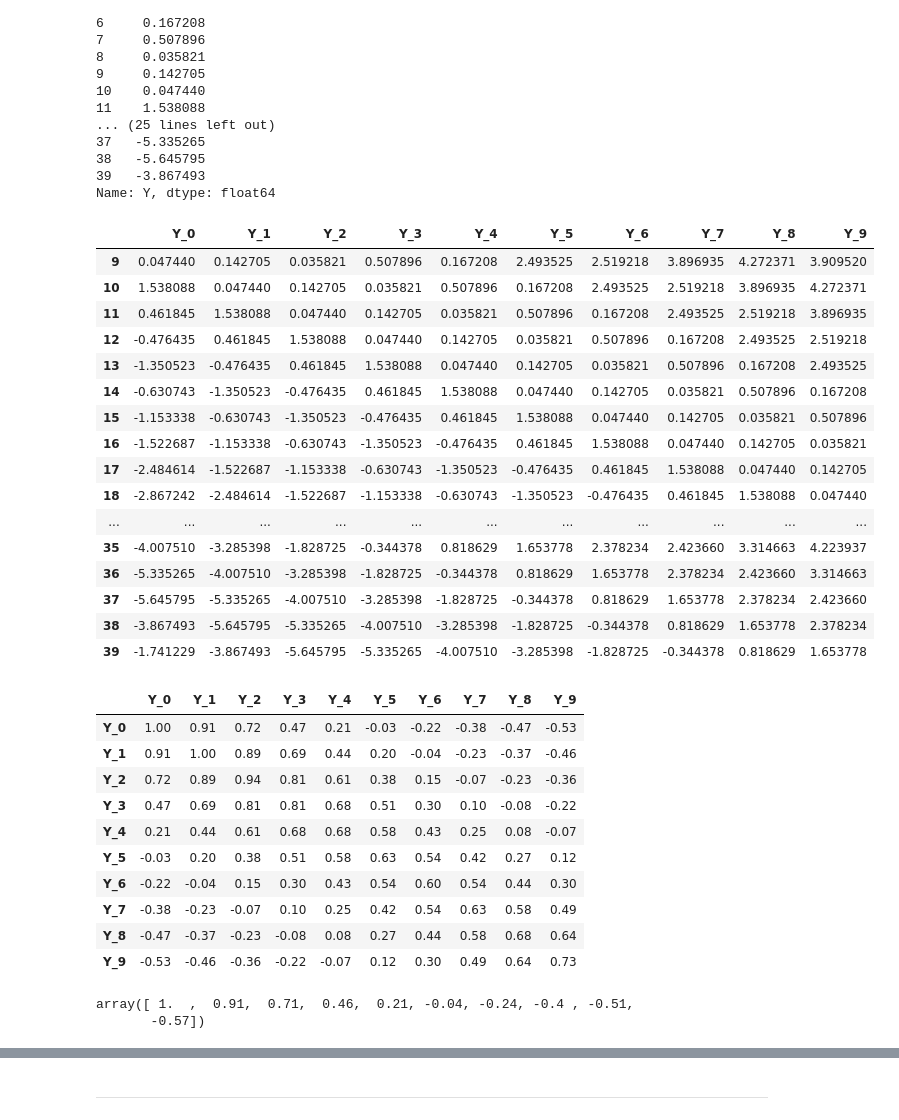
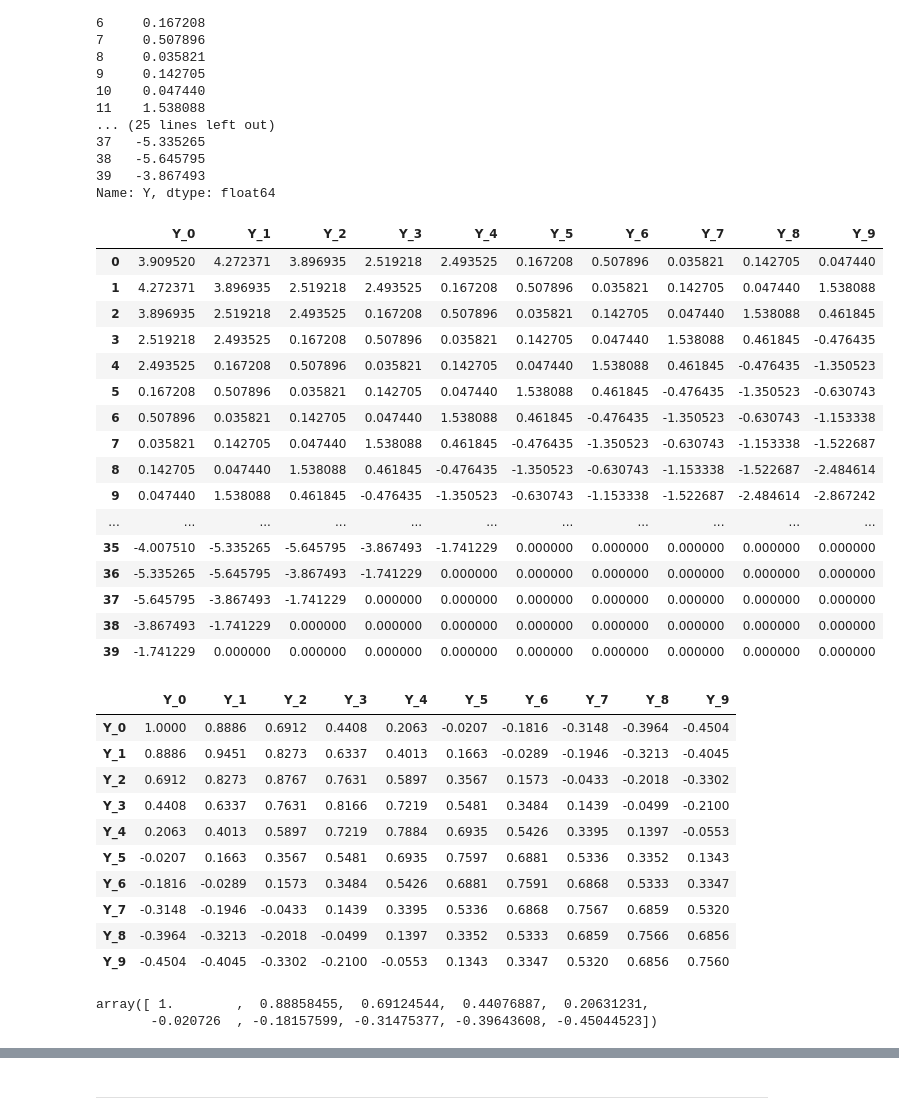
Before and after one commit to adevrent/WQU_DP, a Jupyter notebook: MITx_IDS.S24x/L10.ipynb, the cells around one changed output, grey strips where cells are left out. Saved outputs shown, nothing was run; the diff lists cells and outputs as text; code cells hidden in the pictures.

```diff
--- a/MITx_IDS.S24x/L10.ipynb
+++ b/MITx_IDS.S24x/L10.ipynb
@@ -31,6 +31,3 @@ s = [1.62434536,  1.98719617,  1.61176108,  0.23404356,  0.20835024, -2.1179662,
  -7.62043943, -7.93096921, -6.15266733, -4.02640327]
 s = pd.Series(s, name="Y")
 s_dt = s - s.mean()
-# %%
-s = s
-s
@@ -83,48 +67,50 @@ s_dt.shift(1, fill_value=0)
 39   -3.867493
 Name: Y, dtype: float64
 # %%
-df = pd.DataFrame([s_dt.shift(i) for i in range(10)]).T.dropna(axis=0)
+df = pd.DataFrame([s_dt.shift(-i) for i in range(10)]).T.fillna(0)
 df.columns = [f"Y_{i}" for i in range(10)]
 df
 # %% [output]
 |  | Y_0 | Y_1 | Y_2 | Y_3 | Y_4 | Y_5 | Y_6 | Y_7 | Y_8 | Y_9 |
-| 9 | 0.047440 | 0.142705 | 0.035821 | 0.507896 | 0.167208 | 2.493525 | 2.519218 | 3.896935 | 4.272371 | 3.909520 |
-| 10 | 1.538088 | 0.047440 | 0.142705 | 0.035821 | 0.507896 | 0.167208 | 2.493525 | 2.519218 | 3.896935 | 4.272371 |
-| 11 | 0.461845 | 1.538088 | 0.047440 | 0.142705 | 0.035821 | 0.507896 | 0.167208 | 2.493525 | 2.519218 | 3.896935 |
-| 12 | -0.476435 | 0.461845 | 1.538088 | 0.047440 | 0.142705 | 0.035821 | 0.507896 | 0.167208 | 2.493525 | 2.519218 |
-| 13 | -1.350523 | -0.476435 | 0.461845 | 1.538088 | 0.047440 | 0.142705 | 0.035821 | 0.507896 | 0.167208 | 2.493525 |
-| 14 | -0.630743 | -1.350523 | -0.476435 | 0.461845 | 1.538088 | 0.047440 | 0.142705 | 0.035821 | 0.507896 | 0.167208 |
-| 15 | -1.153338 | -0.630743 | -1.350523 | -0.476435 | 0.461845 | 1.538088 | 0.047440 | 0.142705 | 0.035821 | 0.507896 |
-| 16 | -1.522687 | -1.153338 | -0.630743 | -1.350523 | -0.476435 | 0.461845 | 1.538088 | 0.047440 | 0.142705 | 0.035821 |
-| 17 | -2.484614 | -1.522687 | -1.153338 | -0.630743 | -1.350523 | -0.476435 | 0.461845 | 1.538088 | 0.047440 | 0.142705 |
-| 18 | -2.867242 | -2.484614 | -1.522687 | -1.153338 | -0.630743 | -1.350523 | -0.476435 | 0.461845 | 1.538088 | 0.047440 |
+| 0 | 3.909520 | 4.272371 | 3.896935 | 2.519218 | 2.493525 | 0.167208 | 0.507896 | 0.035821 | 0.142705 | 0.047440 |
+| 1 | 4.272371 | 3.896935 | 2.519218 | 2.493525 | 0.167208 | 0.507896 | 0.035821 | 0.142705 | 0.047440 | 1.538088 |
+| 2 | 3.896935 | 2.519218 | 2.493525 | 0.167208 | 0.507896 | 0.035821 | 0.142705 | 0.047440 | 1.538088 | 0.461845 |
+| 3 | 2.519218 | 2.493525 | 0.167208 | 0.507896 | 0.035821 | 0.142705 | 0.047440 | 1.538088 | 0.461845 | -0.476435 |
+| 4 | 2.493525 | 0.167208 | 0.507896 | 0.035821 | 0.142705 | 0.047440 | 1.538088 | 0.461845 | -0.476435 | -1.350523 |
+| 5 | 0.167208 | 0.507896 | 0.035821 | 0.142705 | 0.047440 | 1.538088 | 0.461845 | -0.476435 | -1.350523 | -0.630743 |
+| 6 | 0.507896 | 0.035821 | 0.142705 | 0.047440 | 1.538088 | 0.461845 | -0.476435 | -1.350523 | -0.630743 | -1.153338 |
+| 7 | 0.035821 | 0.142705 | 0.047440 | 1.538088 | 0.461845 | -0.476435 | -1.350523 | -0.630743 | -1.153338 | -1.522687 |
+| 8 | 0.142705 | 0.047440 | 1.538088 | 0.461845 | -0.476435 | -1.350523 | -0.630743 | -1.153338 | -1.522687 | -2.484614 |
+| 9 | 0.047440 | 1.538088 | 0.461845 | -0.476435 | -1.350523 | -0.630743 | -1.153338 | -1.522687 | -2.484614 | -2.867242 |
 | ... | ... | ... | ... | ... | ... | ... | ... | ... | ... | ... |
-| 35 | -4.007510 | -3.285398 | -1.828725 | -0.344378 | 0.818629 | 1.653778 | 2.378234 | 2.423660 | 3.314663 | 4.223937 |
-| 36 | -5.335265 | -4.007510 | -3.285398 | -1.828725 | -0.344378 | 0.818629 | 1.653778 | 2.378234 | 2.423660 | 3.314663 |
-| 37 | -5.645795 | -5.335265 | -4.007510 | -3.285398 | -1.828725 | -0.344378 | 0.818629 | 1.653778 | 2.378234 | 2.423660 |
-| 38 | -3.867493 | -5.645795 | -5.335265 | -4.007510 | -3.285398 | -1.828725 | -0.344378 | 0.818629 | 1.653778 | 2.378234 |
-| 39 | -1.741229 | -3.867493 | -5.645795 | -5.335265 | -4.007510 | -3.285398 | -1.828725 | -0.344378 | 0.818629 | 1.653778 |
+| 35 | -4.007510 | -5.335265 | -5.645795 | -3.867493 | -1.741229 | 0.000000 | 0.000000 | 0.000000 | 0.000000 | 0.000000 |
+| 36 | -5.335265 | -5.645795 | -3.867493 | -1.741229 | 0.000000 | 0.000000 | 0.000000 | 0.000000 | 0.000000 | 0.000000 |
+| 37 | -5.645795 | -3.867493 | -1.741229 | 0.000000 | 0.000000 | 0.000000 | 0.000000 | 0.000000 | 0.000000 | 0.000000 |
+| 38 | -3.867493 | -1.741229 | 0.000000 | 0.000000 | 0.000000 | 0.000000 | 0.000000 | 0.000000 | 0.000000 | 0.000000 |
+| 39 | -1.741229 | 0.000000 | 0.000000 | 0.000000 | 0.000000 | 0.000000 | 0.000000 | 0.000000 | 0.000000 | 0.000000 |
 # %%
-cov_df = np.round(df.cov() / df.cov().iloc[0, 0], 2)
+cov_df = np.round(df.cov() / df.cov().iloc[0, 0], 4)
 cov_df
 # %% [output]
 |  | Y_0 | Y_1 | Y_2 | Y_3 | Y_4 | Y_5 | Y_6 | Y_7 | Y_8 | Y_9 |
-| Y_0 | 1.00 | 0.91 | 0.72 | 0.47 | 0.21 | -0.03 | -0.22 | -0.38 | -0.47 | -0.53 |
-| Y_1 | 0.91 | 1.00 | 0.89 | 0.69 | 0.44 | 0.20 | -0.04 | -0.23 | -0.37 | -0.46 |
-| Y_2 | 0.72 | 0.89 | 0.94 | 0.81 | 0.61 | 0.38 | 0.15 | -0.07 | -0.23 | -0.36 |
-| Y_3 | 0.47 | 0.69 | 0.81 | 0.81 | 0.68 | 0.51 | 0.30 | 0.10 | -0.08 | -0.22 |
-| Y_4 | 0.21 | 0.44 | 0.61 | 0.68 | 0.68 | 0.58 | 0.43 | 0.25 | 0.08 | -0.07 |
-| Y_5 | -0.03 | 0.20 | 0.38 | 0.51 | 0.58 | 0.63 | 0.54 | 0.42 | 0.27 | 0.12 |
-| Y_6 | -0.22 | -0.04 | 0.15 | 0.30 | 0.43 | 0.54 | 0.60 | 0.54 | 0.44 | 0.30 |
-| Y_7 | -0.38 | -0.23 | -0.07 | 0.10 | 0.25 | 0.42 | 0.54 | 0.63 | 0.58 | 0.49 |
-| Y_8 | -0.47 | -0.37 | -0.23 | -0.08 | 0.08 | 0.27 | 0.44 | 0.58 | 0.68 | 0.64 |
-| Y_9 | -0.53 | -0.46 | -0.36 | -0.22 | -0.07 | 0.12 | 0.30 | 0.49 | 0.64 | 0.73 |
+| Y_0 | 1.0000 | 0.8886 | 0.6912 | 0.4408 | 0.2063 | -0.0207 | -0.1816 | -0.3148 | -0.3964 | -0.4504 |
+| Y_1 | 0.8886 | 0.9451 | 0.8273 | 0.6337 | 0.4013 | 0.1663 | -0.0289 | -0.1946 | -0.3213 | -0.4045 |
+| Y_2 | 0.6912 | 0.8273 | 0.8767 | 0.7631 | 0.5897 | 0.3567 | 0.1573 | -0.0433 | -0.2018 | -0.3302 |
+| Y_3 | 0.4408 | 0.6337 | 0.7631 | 0.8166 | 0.7219 | 0.5481 | 0.3484 | 0.1439 | -0.0499 | -0.2100 |
+| Y_4 | 0.2063 | 0.4013 | 0.5897 | 0.7219 | 0.7884 | 0.6935 | 0.5426 | 0.3395 | 0.1397 | -0.0553 |
+| Y_5 | -0.0207 | 0.1663 | 0.3567 | 0.5481 | 0.6935 | 0.7597 | 0.6881 | 0.5336 | 0.3352 | 0.1343 |
+| Y_6 | -0.1816 | -0.0289 | 0.1573 | 0.3484 | 0.5426 | 0.6881 | 0.7591 | 0.6868 | 0.5333 | 0.3347 |
+| Y_7 | -0.3148 | -0.1946 | -0.0433 | 0.1439 | 0.3395 | 0.5336 | 0.6868 | 0.7567 | 0.6859 | 0.5320 |
+| Y_8 | -0.3964 | -0.3213 | -0.2018 | -0.0499 | 0.1397 | 0.3352 | 0.5333 | 0.6859 | 0.7566 | 0.6856 |
+| Y_9 | -0.4504 | -0.4045 | -0.3302 | -0.2100 | -0.0553 | 0.1343 | 0.3347 | 0.5320 | 0.6856 | 0.7560 |
 # %%
 R = np.array([np.dot(df.iloc[:, 0], df.iloc[:, i]) for i in range(10)]) / 10
 np.round(R/R[0], 2)
+R_0 = R/R[0]
+R_0
 # %% [output]
-array([ 1.  ,  0.91,  0.71,  0.46,  0.21, -0.04, -0.24, -0.4 , -0.51,
-       -0.57])
+array([ 1.        ,  0.88858455,  0.69124544,  0.44076887,  0.20631231,
+       -0.020726  , -0.18157599, -0.31475377, -0.39643608, -0.45044523])
 # %%
 m = 3
 L = 9
```
Also changed, not shown: parts of 6 cells of this notebook.
